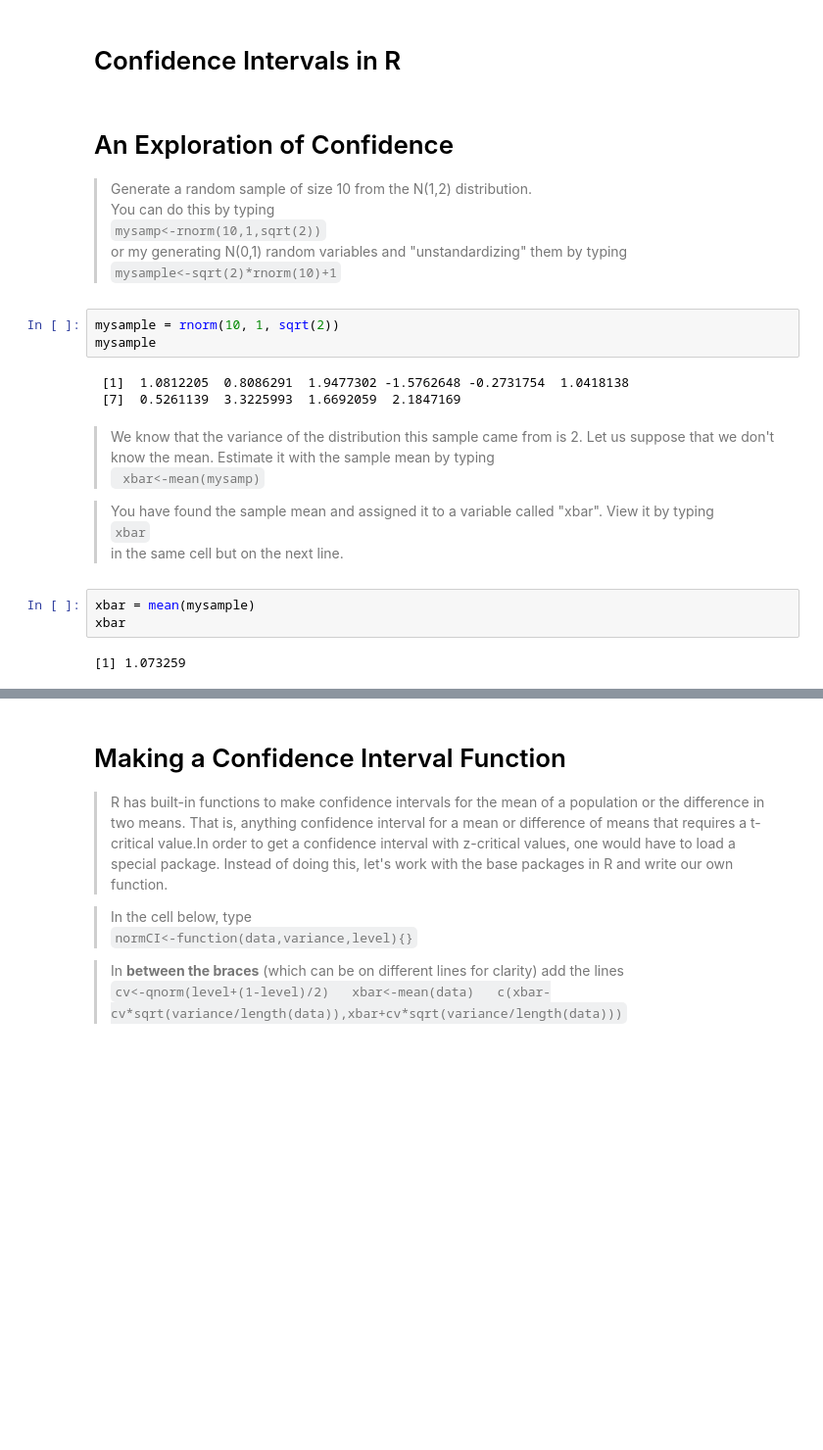
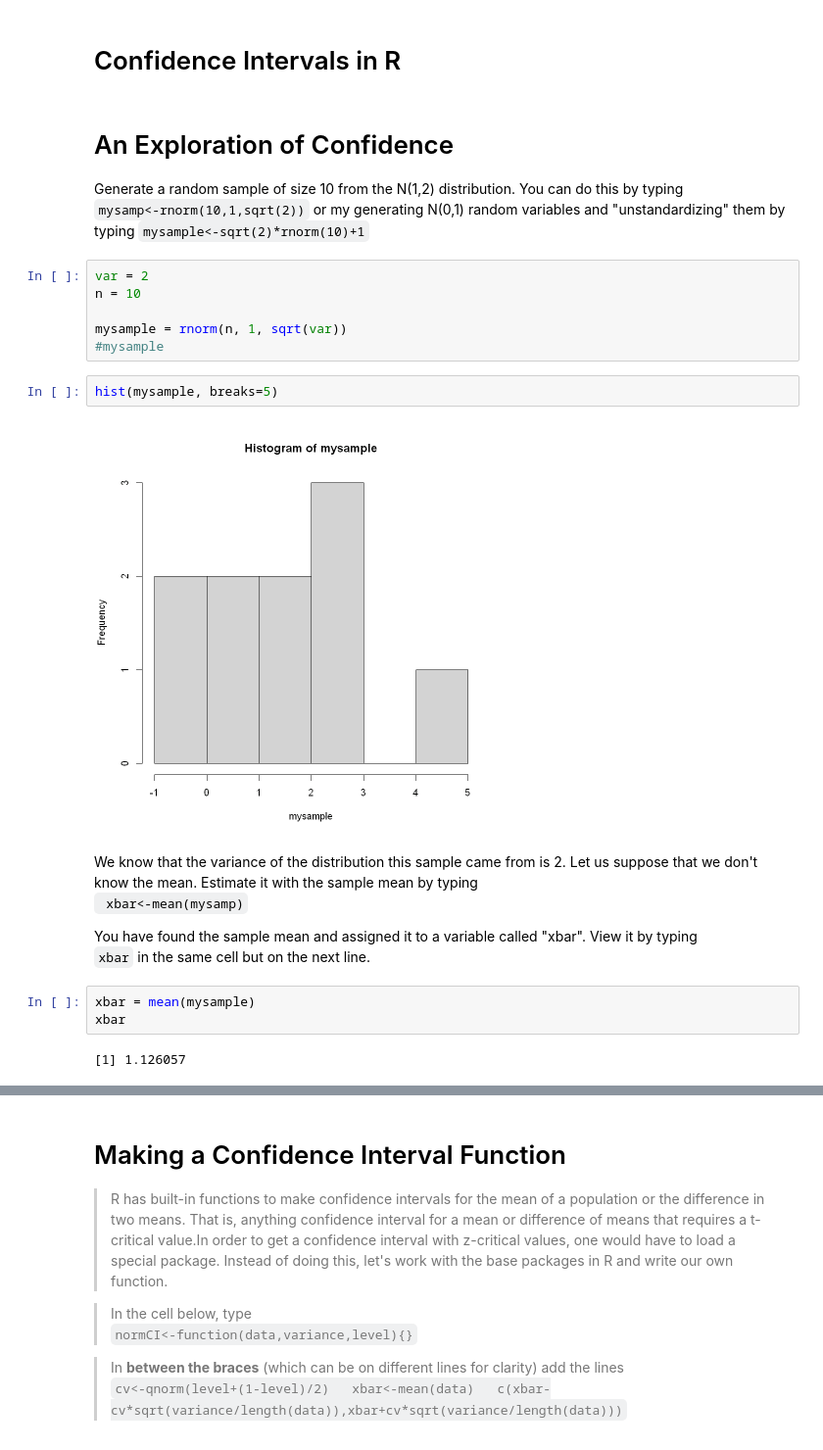
Before and after one commit to gareytwin1/statistical-estimation, a Jupyter notebook: Module4/confidence_intervals_in_R.ipynb, the cells around one changed output, grey strips where cells are left out. Shown at 98% size. Saved outputs shown, nothing was run; the diff lists cells and outputs as text; blank space fills up the shorter version.

Commit message:
update notebook to include random samples to test proportion

```diff
--- a/Module4/confidence_intervals_in_R.ipynb
+++ b/Module4/confidence_intervals_in_R.ipynb
@@ -3,27 +3,27 @@
 # %% [markdown]
 # An Exploration of Confidence
 
-> Generate a random sample of size 10 from the N(1,2) distribution.
->You can do this by typing
->`mysamp<-rnorm(10,1,sqrt(2))`
-> or my generating N(0,1) random variables and "unstandardizing" them by typing
-> `mysample<-sqrt(2)*rnorm(10)+1`
+Generate a random sample of size 10 from the N(1,2) distribution. You can do this by typing
+`mysamp<-rnorm(10,1,sqrt(2))` or my generating N(0,1) random variables and "unstandardizing" them by typing `mysample<-sqrt(2)*rnorm(10)+1`
-# %%
-mysample = rnorm(10, 1, sqrt(2))
-mysample
-# %% [output]
- [1]  1.0812205  0.8086291  1.9477302 -1.5762648 -0.2731754  1.0418138
- [7]  0.5261139  3.3225993  1.6692059  2.1847169
+# %%
+var = 2
+n = 10
+
+mysample = rnorm(n, 1, sqrt(var))
+#mysample
+# %%
+hist(mysample, breaks=5)
+# %% [output]
+[figure, added]
 # %% [markdown]
-> We know that the variance of the distribution this sample came from is 2. Let us suppose that we don't know the mean. Estimate it with the sample mean by typing
+We know that the variance of the distribution this sample came from is 2. Let us suppose that we don't know the mean. Estimate it with the sample mean by typing
 ` xbar<-mean(mysamp)`
 
-> You have found the sample mean and assigned it to a variable called "xbar". View it by typing
-`xbar`
-in the same cell but on the next line.
+You have found the sample mean and assigned it to a variable called "xbar". View it by typing
+`xbar` in the same cell but on the next line.
 # %%
 xbar = mean(mysample)
 xbar
 # %% [output]
-[1] 1.073259
+[1] 1.126057
 # %% [markdown]
```
Also changed, not shown: parts of 8 cells of this notebook.
